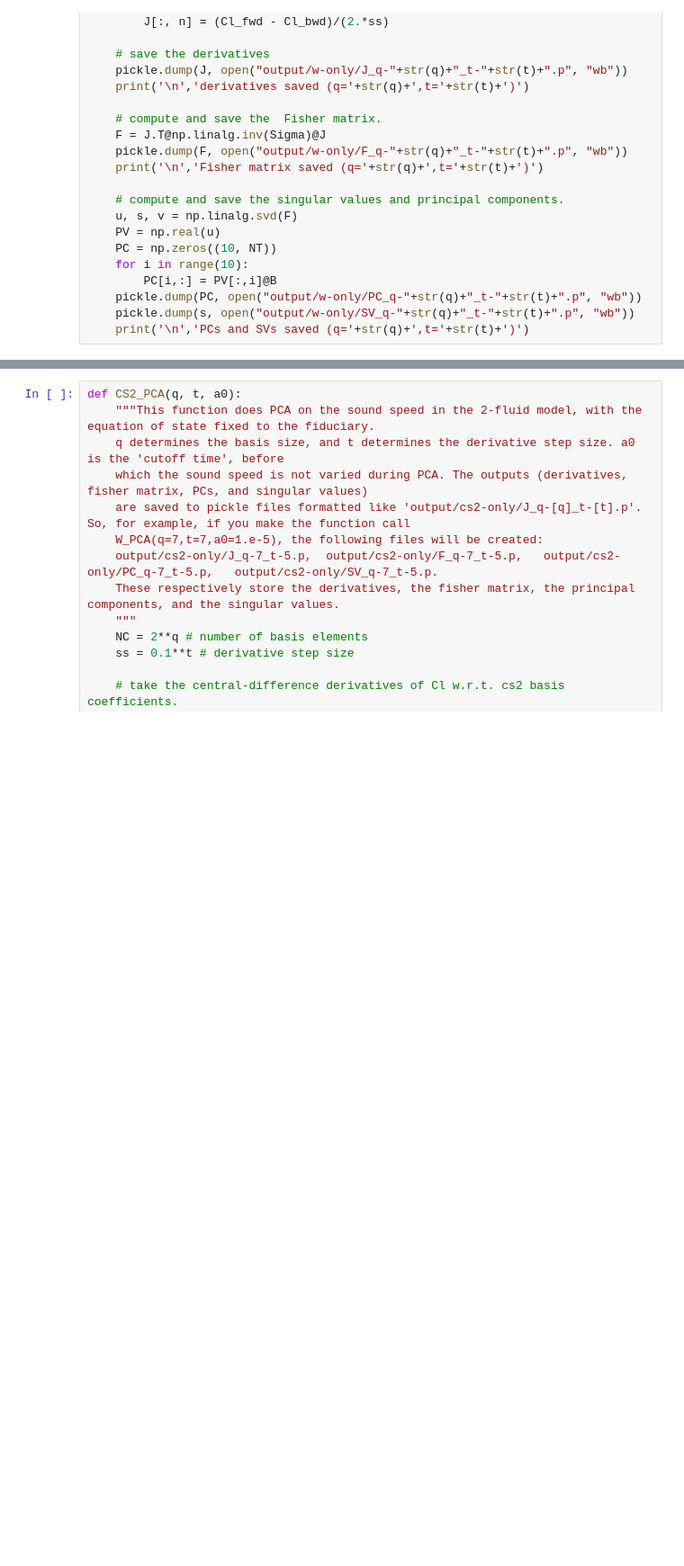
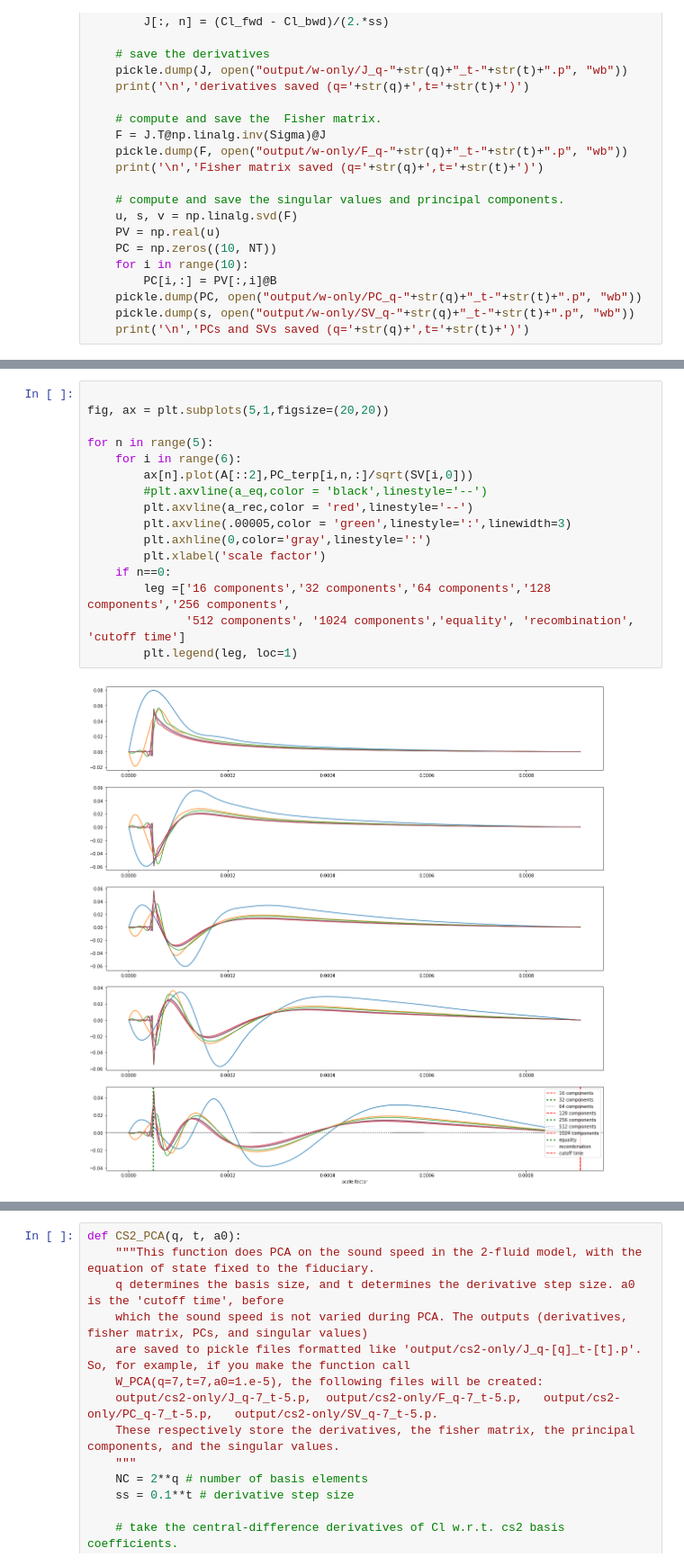
Before and after one commit to aifer4/gdm_pca, a Jupyter notebook: pca.ipynb, the cells around one changed output, grey strips where cells are left out. Shown at 90% size. Cells and saved outputs as stored; diff of their text form; blank space fills up the shorter version.

```diff
--- a/pca.ipynb
+++ b/pca.ipynb
@@ -243,0 +331,18 @@ def W_PCA(q, t, a0):
+# %%
+
+fig, ax = plt.subplots(5,1,figsize=(20,20))
+
+for n in range(5):
+    for i in range(6):
+        ax[n].plot(A[::2],PC_terp[i,n,:]/sqrt(SV[i,0]))
+        #plt.axvline(a_eq,color = 'black',linestyle='--')
+        plt.axvline(a_rec,color = 'red',linestyle='--')
+        plt.axvline(.00005,color = 'green',linestyle=':',linewidth=3)
+        plt.axhline(0,color='gray',linestyle=':')
+        plt.xlabel('scale factor')
+    if n==0:
+        leg =['16 components','32 components','64 components','128 components','256 components',
+              '512 components', '1024 components','equality', 'recombination', 'cutoff time']
+        plt.legend(leg, loc=1)
+# %% [output]
+[figure, added]
```
Also changed, not shown: parts of 6 cells of this notebook, 8 other files.
